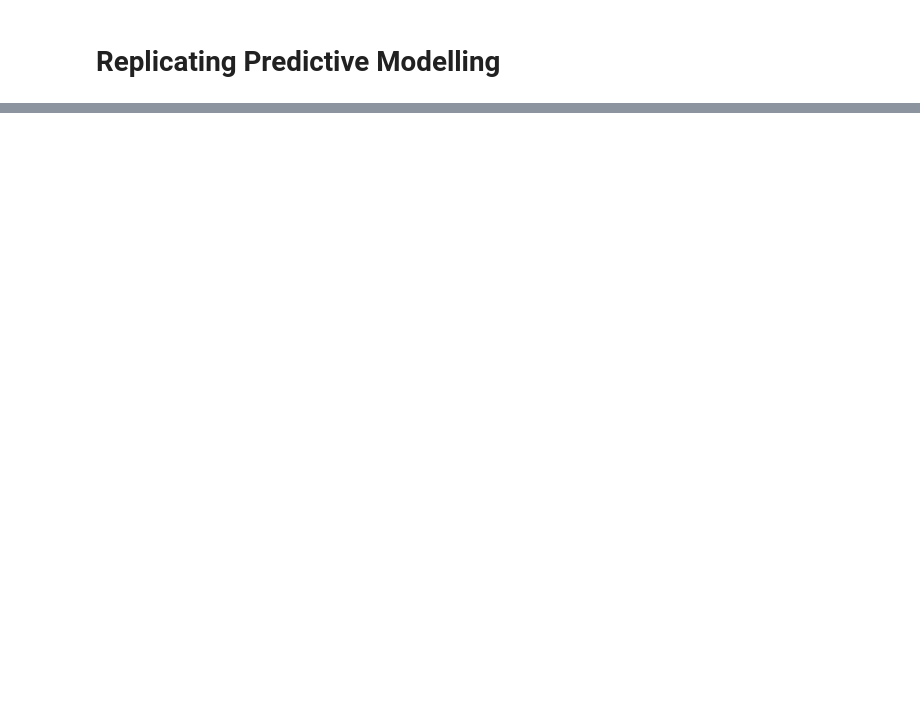
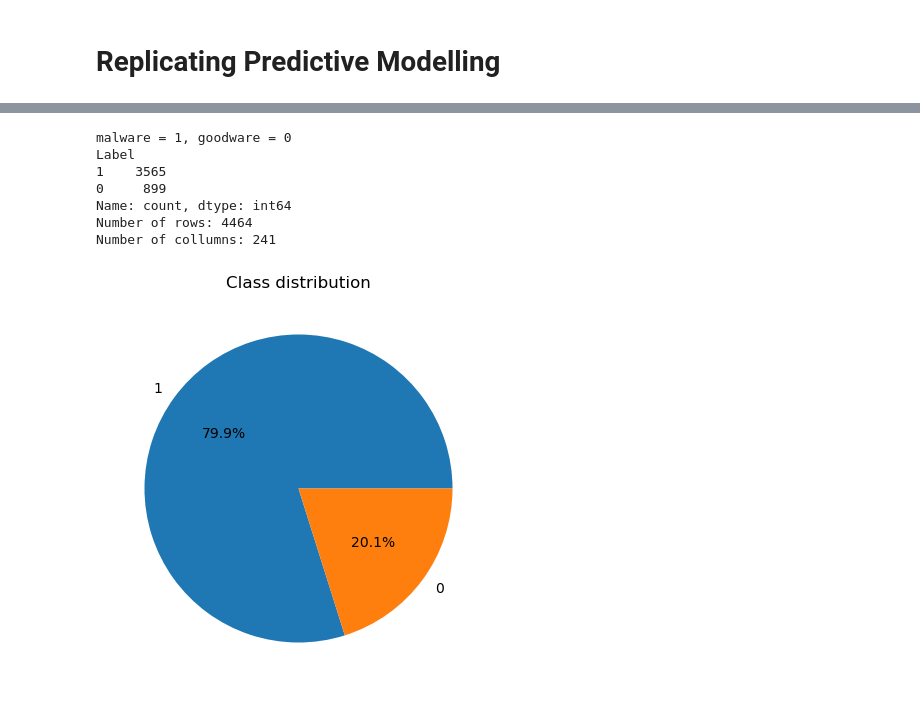
Before and after one commit to Miragaia/MDLE_PROJECT1, a Jupyter notebook: predictive_modelling.ipynb, the cells around one changed output, grey strips where cells are left out. Drawn from its saved outputs; the diff is of its cells as text; code cells hidden in the pictures; blank space fills up the shorter version.

```diff
--- a/predictive_modelling.ipynb
+++ b/predictive_modelling.ipynb
@@ -13,0 +27,36 @@ from collections import Counter
+# %%
+file_path = "./TUANDROMD.csv"
+df = pd.read_csv(file_path)
+
+df = df.dropna()
+df.isnull().sum()
+
+df.iloc[:, :-1] = df.iloc[:, :-1].fillna(df.iloc[:, :-1].median())      #copilot helped me with this line (filling missing values with median)
+
+label_encoder = LabelEncoder()
+df['Label'] = label_encoder.fit_transform(df['Label'])                  # malware = 1, goodware = 0
+
+class_counts = Counter(df['Label'])
+print("malware = 1, goodware = 0")
+
+Class = df['Label']
+print(Class.value_counts())
+
+X, y = df.drop(columns=['Label']), df['Label']
+
+print("Number of rows:", len(X))
+print("Number of collumns:", len(X.columns))
+
+plt.figure(figsize=(10, 5))
+plt.pie(class_counts.values(), labels=class_counts.keys(), autopct='%1.1f%%')
+plt.title("Class distribution")
+plt.show()
+# %% [output]
+malware = 1, goodware = 0
+Label
+1    3565
+0     899
+Name: count, dtype: int64
+Number of rows: 4464
+Number of collumns: 241
+[figure, added]
```
Also changed, not shown: parts of 11 cells of this notebook.
